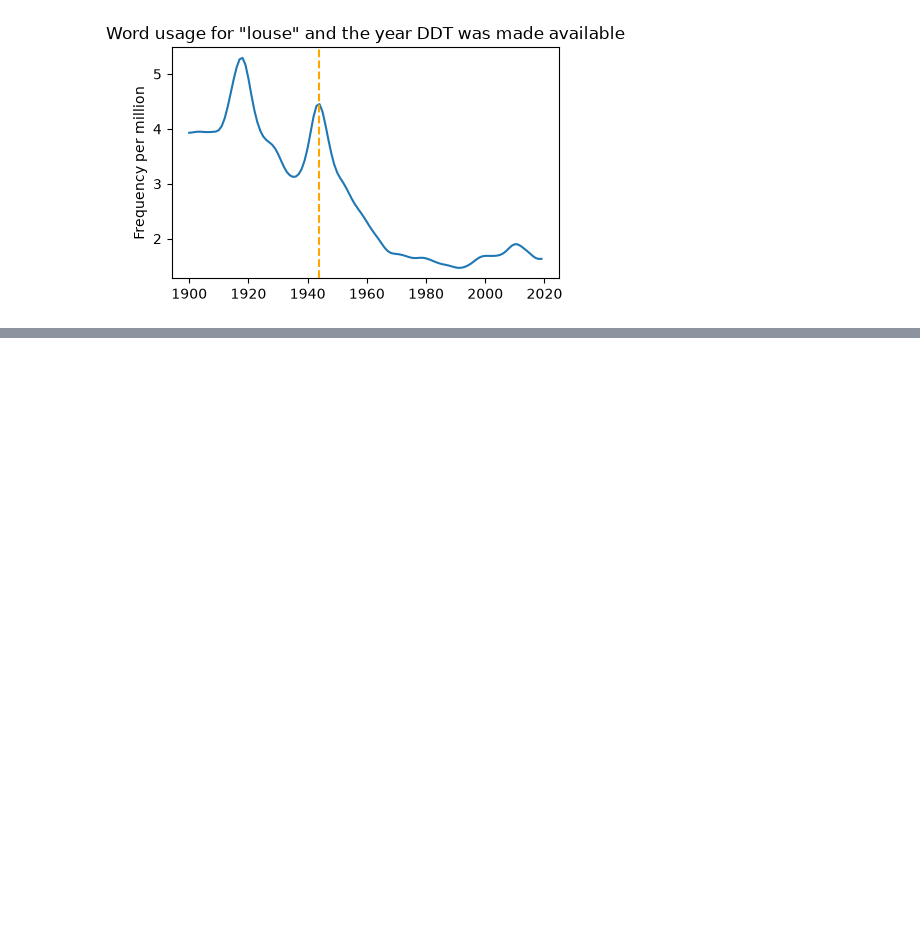
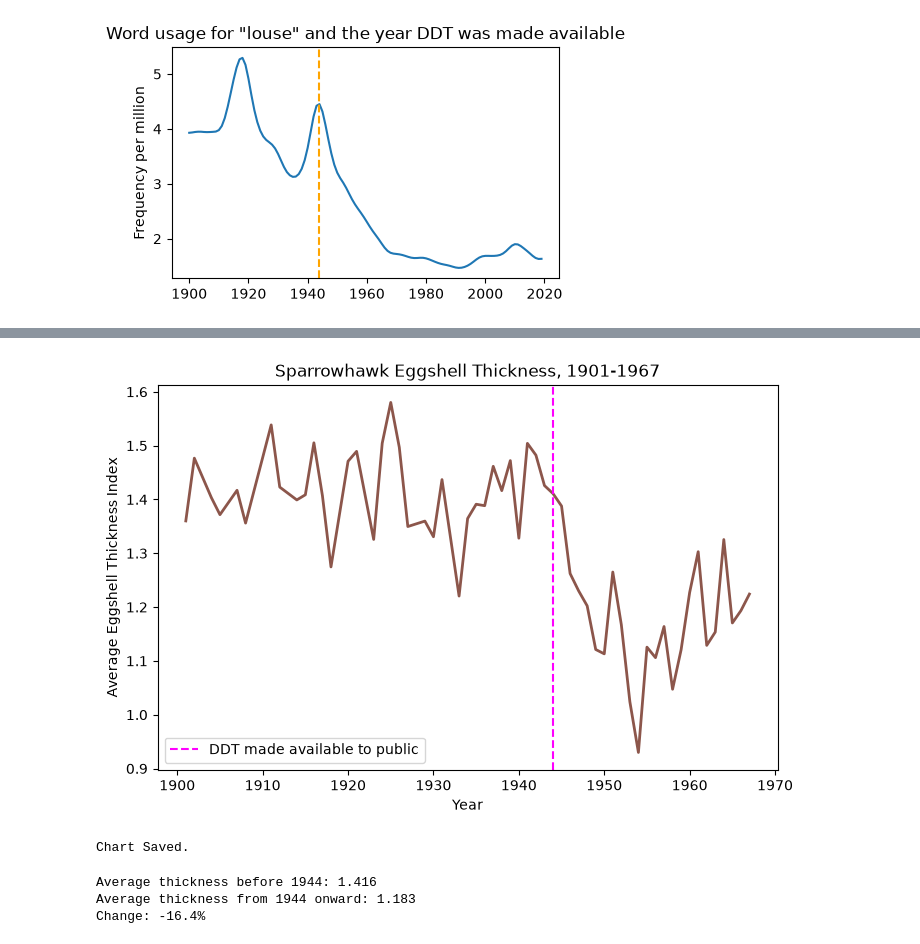
Before and after one commit to dakshita01/data-science-portfolio, a Jupyter notebook: 10-silent-spring/notebook/silent_spring.ipynb, the cells around one changed output, grey strips where cells are left out. Cells and saved outputs as stored; diff of their text form; code cells hidden in the pictures; blank space fills up the shorter version.

Commit message:
feat: analyze and quantify eggshell thickness decline after 1944

```diff
--- a/10-silent-spring/notebook/silent_spring.ipynb
+++ b/10-silent-spring/notebook/silent_spring.ipynb
@@ -92,0 +100,29 @@ for word in ['flea', 'mosquito', 'fly', 'bedbug', 'louse']:
+# %%
+plt.figure(figsize=(8, 5))
+
+plt.plot(egg['year'], egg['avg_thickness'], color='C5', linewidth=2)
+plt.xlabel('Year')
+plt.ylabel('Average Eggshell Thickness Index')
+plt.title('Sparrowhawk Eggshell Thickness, 1901-1967')
+plt.axvline(1944, color='magenta', ls='--', label='DDT made available to public')
+plt.legend()
+
+plt.savefig('../images/plots/eggshell_thickness_decline.png', dpi=150, bbox_inches='tight')
+plt.show()
+
+print("Chart Saved.")
+# %% [output]
+[figure, added]
+Chart Saved.
+# %%
+pre_1944 = egg[egg['year'] < 1944]['avg_thickness'].mean()
+post_1944 = egg[egg['year'] >= 1944]['avg_thickness'].mean()
+pct_change = (post_1944 - pre_1944) / pre_1944 * 100
+
+print(f'Average thickness before 1944: {pre_1944:.3f}')
+print(f'Average thickness from 1944 onward: {post_1944:.3f}')
+print(f'Change: {pct_change:.1f}%')
+# %% [output]
+Average thickness before 1944: 1.416
+Average thickness from 1944 onward: 1.183
+Change: -16.4%
```
Also changed, not shown: parts of 1 cell of this notebook, 1 other file.
